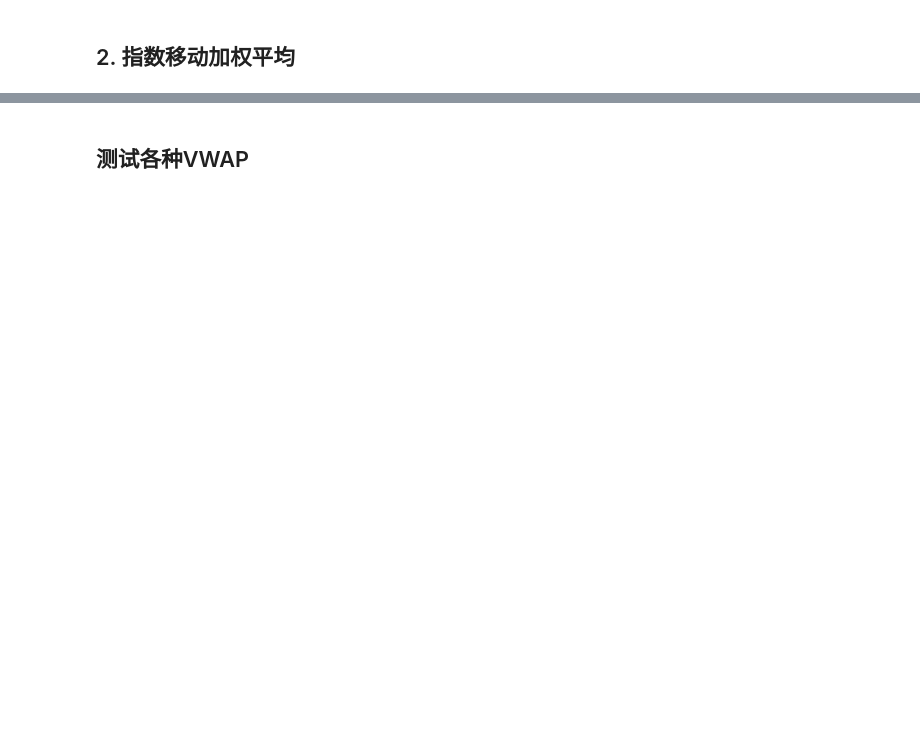
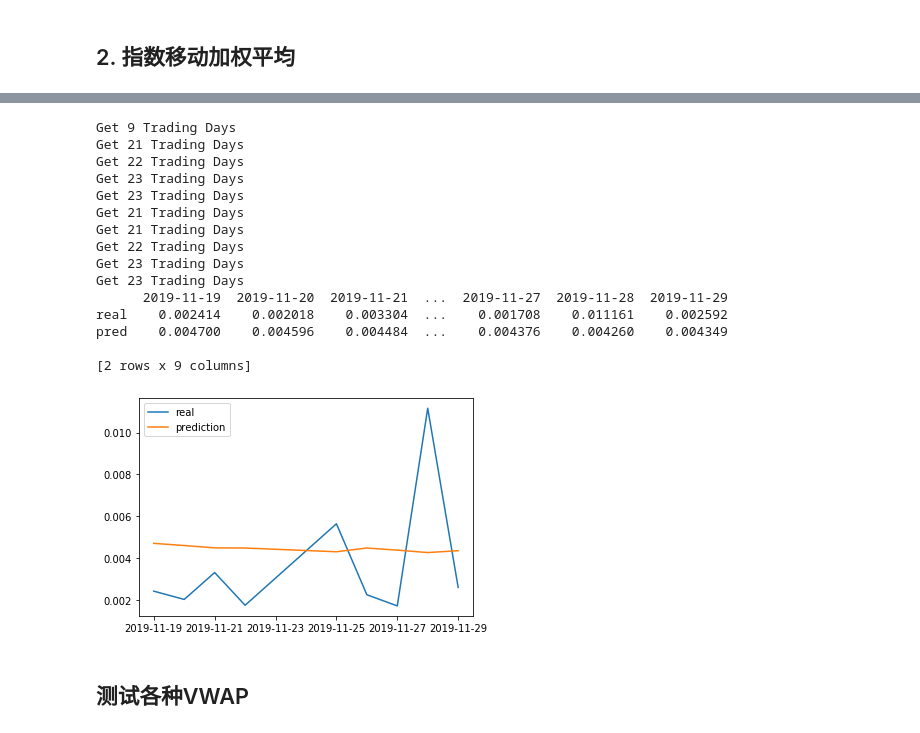
Before and after one commit to GehuaZhang/AlgoExecution, a Jupyter notebook: AlgoExecution.ipynb, the cells around one changed output, grey strips where cells are left out. Cells and saved outputs as stored; diff of their text form; code cells hidden in the pictures; blank space fills up the shorter version.

```diff
--- a/AlgoExecution.ipynb
+++ b/AlgoExecution.ipynb
@@ -133 +187,25 @@ Get 23 Trading Days
+# %%
+tmp= predAccuracy(volumePredictOne,data,current_date,current_time,10,N)
+print(tmp)
+plt.plot(tmp.loc["real"])
+plt.plot(tmp.loc["pred"])
+plt.legend(['real', 'prediction'], loc='upper left')
+plt.show()
+# %% [output]
+Get 9 Trading Days
+Get 21 Trading Days
+Get 22 Trading Days
+Get 23 Trading Days
+Get 23 Trading Days
+Get 21 Trading Days
+Get 21 Trading Days
+Get 22 Trading Days
+Get 23 Trading Days
+Get 23 Trading Days
+      2019-11-19  2019-11-20  2019-11-21  ...  2019-11-27  2019-11-28  2019-11-29
+real    0.002414    0.002018    0.003304  ...    0.001708    0.011161    0.002592
+pred    0.004700    0.004596    0.004484  ...    0.004376    0.004260    0.004349
+
+[2 rows x 9 columns]
+[figure, added]
 # %%
```
Also changed, not shown: parts of 9 cells of this notebook.
